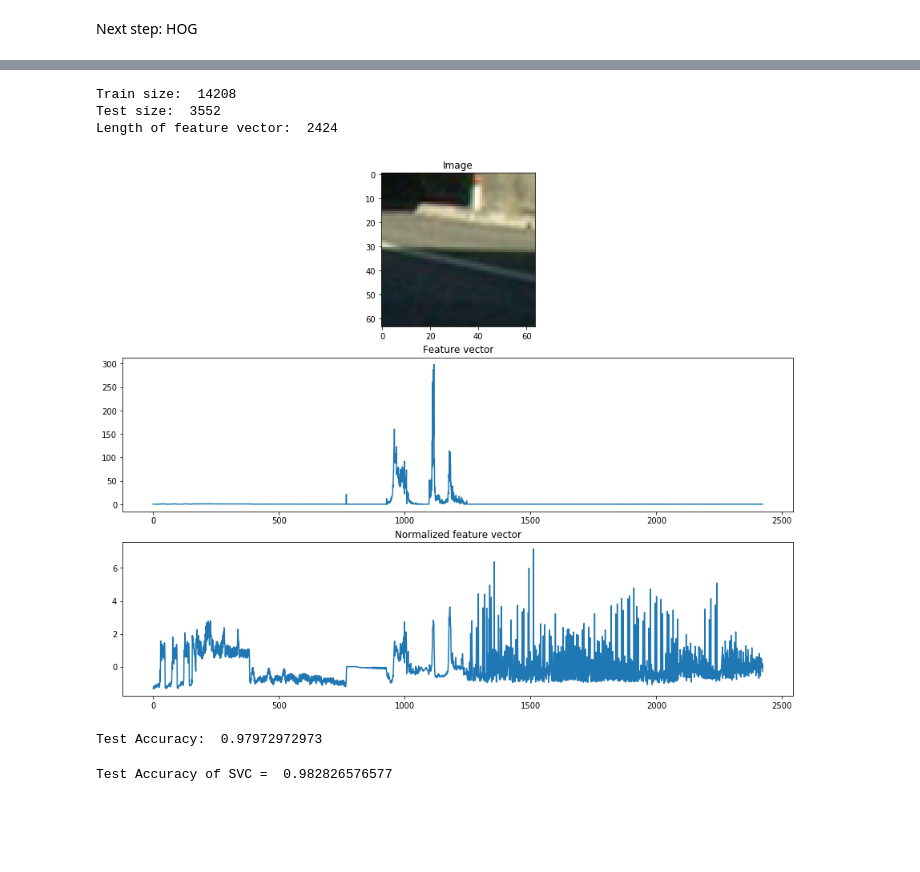
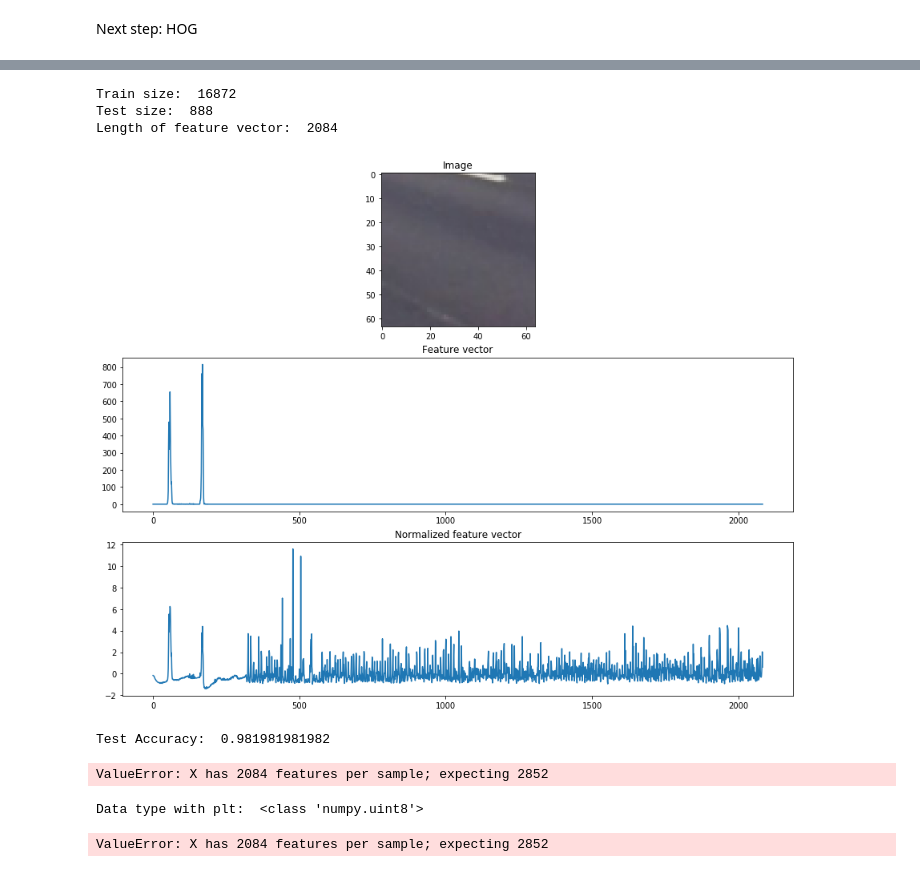
Before and after one commit to KonArtist02/CarND-Vehicle-Detection, a Jupyter notebook: CarND-Vehicle-Detection.ipynb, the cells around one changed output, grey strips where cells are left out. Cells and saved outputs as stored; diff of their text form; code cells hidden in the pictures; blank space fills up the shorter version.

```diff
--- a/CarND-Vehicle-Detection.ipynb
+++ b/CarND-Vehicle-Detection.ipynb
@@ -154,7 +154,8 @@ def extract_features(imgs, cspace='RGB', orient=9,
         hog_features = get_hog_features(img_gray, orient,
                         pix_per_cell, cell_per_block, vis=False, feature_vec=True)
 
-        feat_concat = np.concatenate((bin_features, hist_features[0], hist_features[1], hist_features[2],hog_features))
+        feat_concat = np.concatenate((hist_features[1], hist_features[2],hog_features))
+
         features.append(feat_concat)
     # Return list of feature vectors
     return features
@@ -232,44 +233,46 @@ feature vector length:  1764
 # %%
 ### Preprocess data
 
 X, y = shuffle(X, y)
-X_train, X_test, y_train, y_test = train_test_split(X, y, test_size=0.20, random_state=42)
+X_train, X_test, y_train, y_test = train_test_split(X, y, test_size=0.05, random_state=42)
 
 
-features_train = extract_features(X_train, cspace='HSV', orient=6, pix_per_cell=8, cell_per_block=2, color_bins=160 )
-features_test = extract_features(X_test, cspace='HSV', orient=6, pix_per_cell=8, cell_per_block=2, color_bins=160)
+features_train = extract_features(X_train, cspace='HLS', orient=9, pix_per_cell=8, cell_per_block=2, color_bins=160 )
+features_test = extract_features(X_test, cspace='HLS', orient=9, pix_per_cell=8, cell_per_block=2, color_bins=160)
 
 X_scaler = StandardScaler().fit(features_train)
 scaled_features_train = X_scaler.transform(features_train)
 scaled_features_test = X_scaler.transform(features_test)
+
+
 
 ### Visualize feature vector
 
 print ('Train size: ', len(X_train))
 print ('Test size: ', len(X_test))
 print ('Length of feature vector: ', features_train[0].shape[0])
 
 plt.figure(figsize=(15,12))
 rand = randint(0,1000)
 sub = plt.subplot(311)
 sub.set_title('Image')
 plt.imshow(X_train[rand])
 sub = plt.subplot(312)
 sub.set_title('Feature vector')
 plt.plot(features_train[rand])
 sub = plt.subplot(313)
 sub.set_title('Normalized feature vector')
 plt.plot(scaled_features_train[rand])
 plt.savefig('./output_images/feature_vector.png', bbox_inches='tight')
 # %% [output]
-Train size:  14208
-Test size:  3552
-Length of feature vector:  2424
+Train size:  16872
+Test size:  888
+Length of feature vector:  2084
-[figure, old version]
+[figure, new version]
 # %%
 ### Train classifier
 svc = LinearSVC().fit(scaled_features_train, y_train)
 print('Test Accuracy: ', svc.score(scaled_features_test, y_test))
 # %% [output]
-Test Accuracy:  0.97972972973
+Test Accuracy:  0.981981981982
 # %%
@@ -279,7 +285,9 @@ with open('svc.p', 'wb') as pfile:
 # %%
 ### Load classifier
 with open('svc.p', mode='rb') as pfile:
-    clf = pickle.load(pfile)
-print('Test Accuracy of SVC = ', clf.score(scaled_features_test, y_test))
+    svc = pickle.load(pfile)
+with open('X_scaler.p', mode='rb') as pfile:
+    X_scaler = pickle.load(pfile)
+print('Test Accuracy of SVC = ', svc.score(scaled_features_test, y_test))
 # %% [output]
-Test Accuracy of SVC =  0.982826576577
+ValueError: X has 2084 features per sample; expecting 2852
@@ -285,0 +361,33 @@ Test Accuracy of SVC =  0.982826576577
+# %%
+test_images_scene = glob.glob('./test_images/*.jpg')
+img = plt.imread(test_images_scene[0])
+
+print ('Data type with plt: ', type(img[0,0,0]))
+
+ystart = 400
+ystop = 656
+scale = 1.2
+orient = 9
+pix_per_cell = 8
+cell_per_block = 2
+spatial_size = (16,16)
+hist_bins = 160
+
+out_img, features = find_cars(img, ystart, ystop, scale, svc, X_scaler, orient, pix_per_cell, cell_per_block, spatial_size, hist_bins)
+plt.figure()
+plt.imshow(out_img)
+
+plt.figure()
+plt.plot(features)
+
+print (features.reshape(1, -1).shape)
+
+test_features = X_scaler.transform(features.reshape(1, -1))
+plt.figure()
+plt.plot(np.squeeze(test_features))
+
+test_prediction = svc.predict(test_features)
+print (test_prediction)
+# %% [output]
+Data type with plt:  <class 'numpy.uint8'>
+ValueError: X has 2084 features per sample; expecting 2852
```
Also changed, not shown: parts of 6 cells of this notebook.
